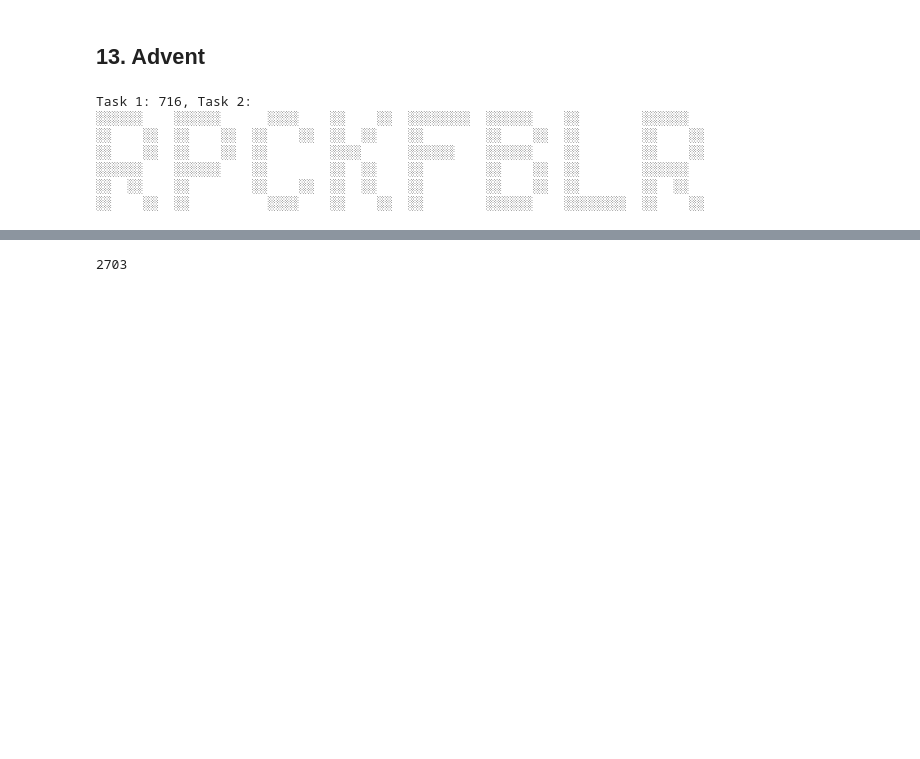
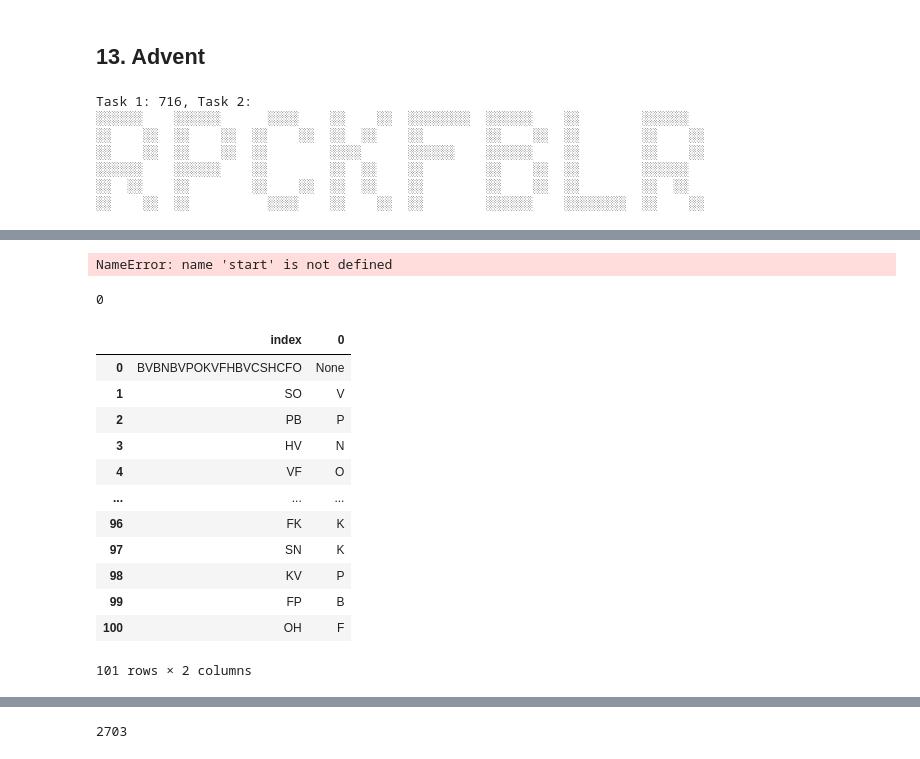
Before and after one commit to charelF/AOC2021, a Jupyter notebook: aoc.ipynb, the cells around one changed output, grey strips where cells are left out. Drawn from its saved outputs; the diff is of its cells as text; code cells hidden in the pictures; blank space fills up the shorter version.

```diff
--- a/aoc.ipynb
+++ b/aoc.ipynb
@@ -399,0 +443,12 @@ Task 1: 716, Task 2:
+# %%
+start
+# %% [output]
+NameError: name 'start' is not defined
+# %%
+ss = df.iloc[0,0]
+
+ss.count("As")
+
+# ss
+# %% [output]
+0
@@ -399,0 +457,16 @@ Task 1: 716, Task 2:
+# %%
+df
+# %% [output]
+|  | index | 0 |
+| 0 | BVBNBVPOKVFHBVCSHCFO | None |
+| 1 | SO | V |
+| 2 | PB | P |
+| 3 | HV | N |
+| 4 | VF | O |
+| ... | ... | ... |
+| 96 | FK | K |
+| 97 | SN | K |
+| 98 | KV | P |
+| 99 | FP | B |
+| 100 | OH | F |
+101 rows × 2 columns
```
Also changed, not shown: parts of 17 cells of this notebook.
